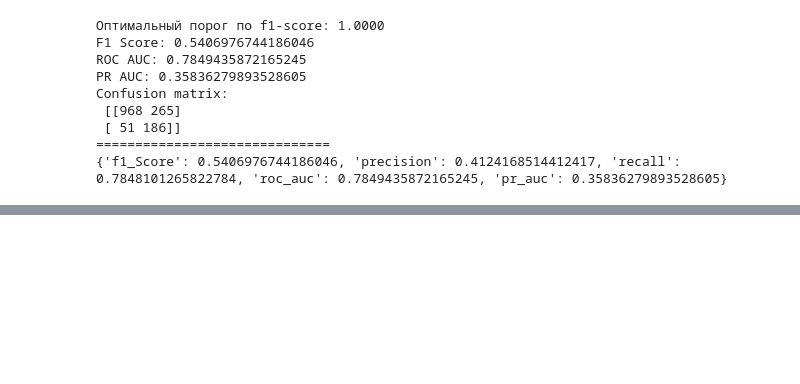
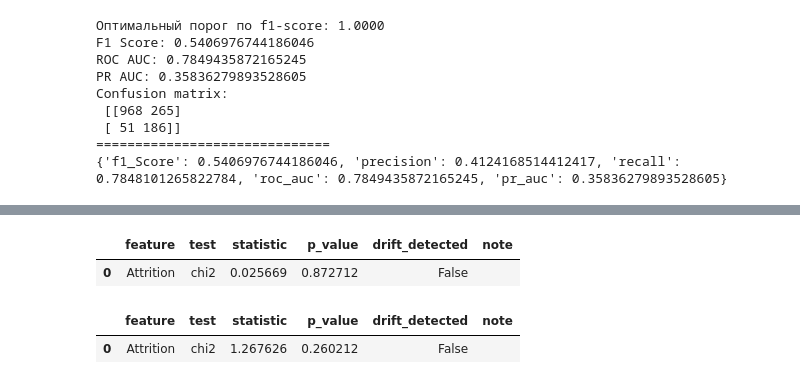
Before and after one commit to Krista128/LR_mlops, a Jupyter notebook: notebooks/6.0-mm-synthetic-data.ipynb, the cells around one changed output, grey strips where cells are left out. Drawn from its saved outputs; the diff is of its cells as text; code cells hidden in the pictures; blank space fills up the shorter version.

```diff
--- a/notebooks/6.0-mm-synthetic-data.ipynb
+++ b/notebooks/6.0-mm-synthetic-data.ipynb
@@ -796,0 +987,30 @@ drift_report
+# %%
+syn2_exp_predictions = pd.DataFrame(data=syn2_exp_p, columns=["Attrition"])
+
+drift_report = compare_feature_drift(
+    real_df=raw_predictions,
+    synthetic_df=syn2_exp_predictions,
+    alpha=0.05,
+    feature_columns=["Attrition"],
+    categorical_columns=["Attrition"],
+)
+
+drift_report
+# %% [output]
+|  | feature | test | statistic | p_value | drift_detected | note |
+| 0 | Attrition | chi2 | 0.025669 | 0.872712 | False |  |
+# %%
+syn2_exp_predictions = pd.DataFrame(data=syn2_exp_p, columns=["Attrition"])
+
+drift_report = compare_feature_drift(
+    real_df=df_raw,
+    synthetic_df=df_syn2_exp,
+    alpha=0.05,
+    feature_columns=["Attrition"],
+    categorical_columns=["Attrition"],
+)
+
+drift_report
+# %% [output]
+|  | feature | test | statistic | p_value | drift_detected | note |
+| 0 | Attrition | chi2 | 1.267626 | 0.260212 | False |  |
```
Also changed, not shown: parts of 54 cells of this notebook, 6 other files.
